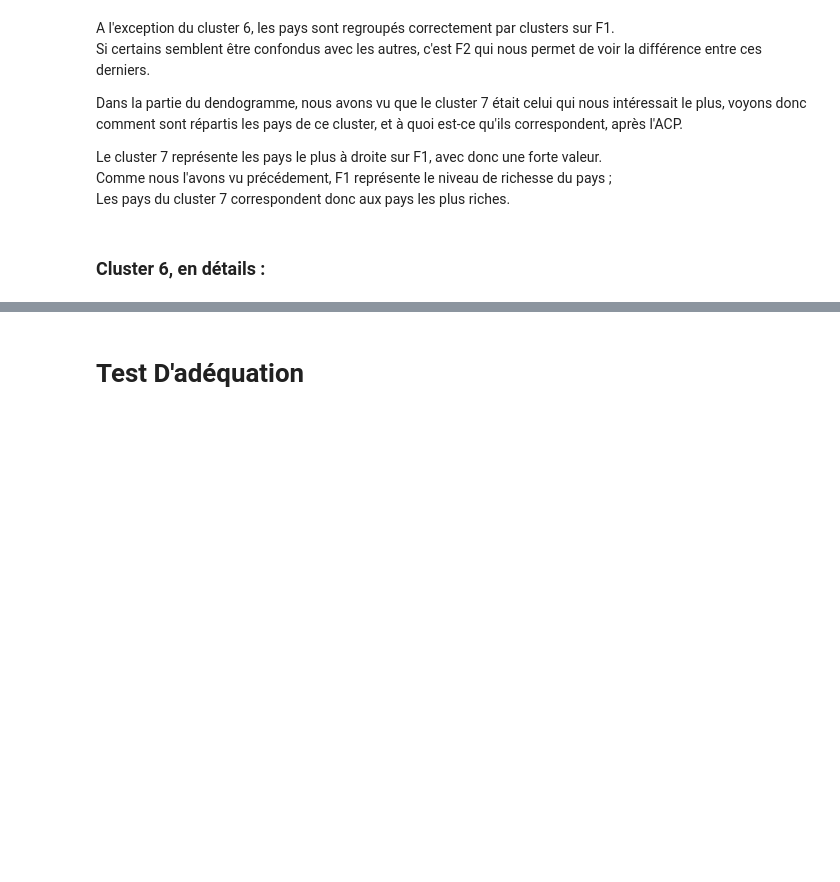
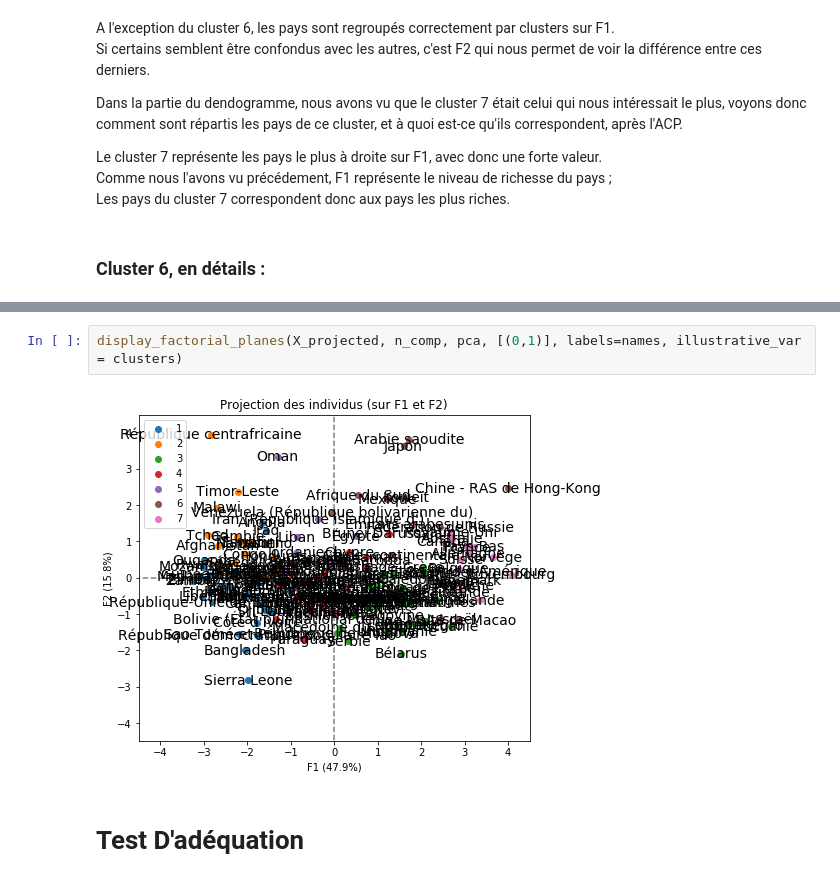
Before and after one commit to Julien-paulet/Projet_5_effectuez_une_etude_de_marche, a Jupyter notebook: Produisez une étude de marché- Main file.ipynb, the cells around one changed output, grey strips where cells are left out. Saved outputs shown, nothing was run; the diff lists cells and outputs as text; blank space fills up the shorter version.

```diff
--- a/Produisez une étude de marché- Main file.ipynb
+++ b/Produisez une étude de marché- Main file.ipynb
@@ -526,3 +545,7 @@ cluster_6
+# %%
+display_factorial_planes(X_projected, n_comp, pca, [(0,1)], labels=names, illustrative_var = clusters)
+# %% [output]
+[figure, added]
 # %% [markdown]
 # Test D'adéquation
 # %%
```
Also changed, not shown: parts of 13 cells of this notebook, 1 other file.
